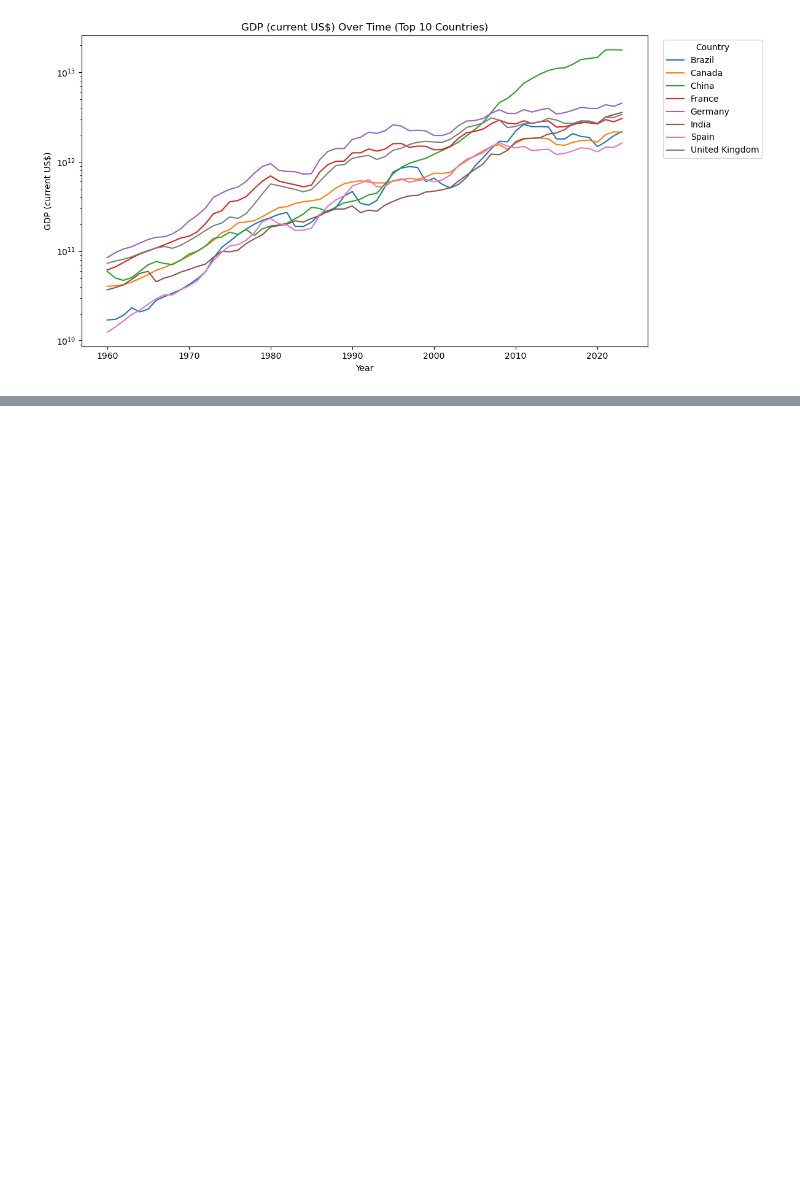
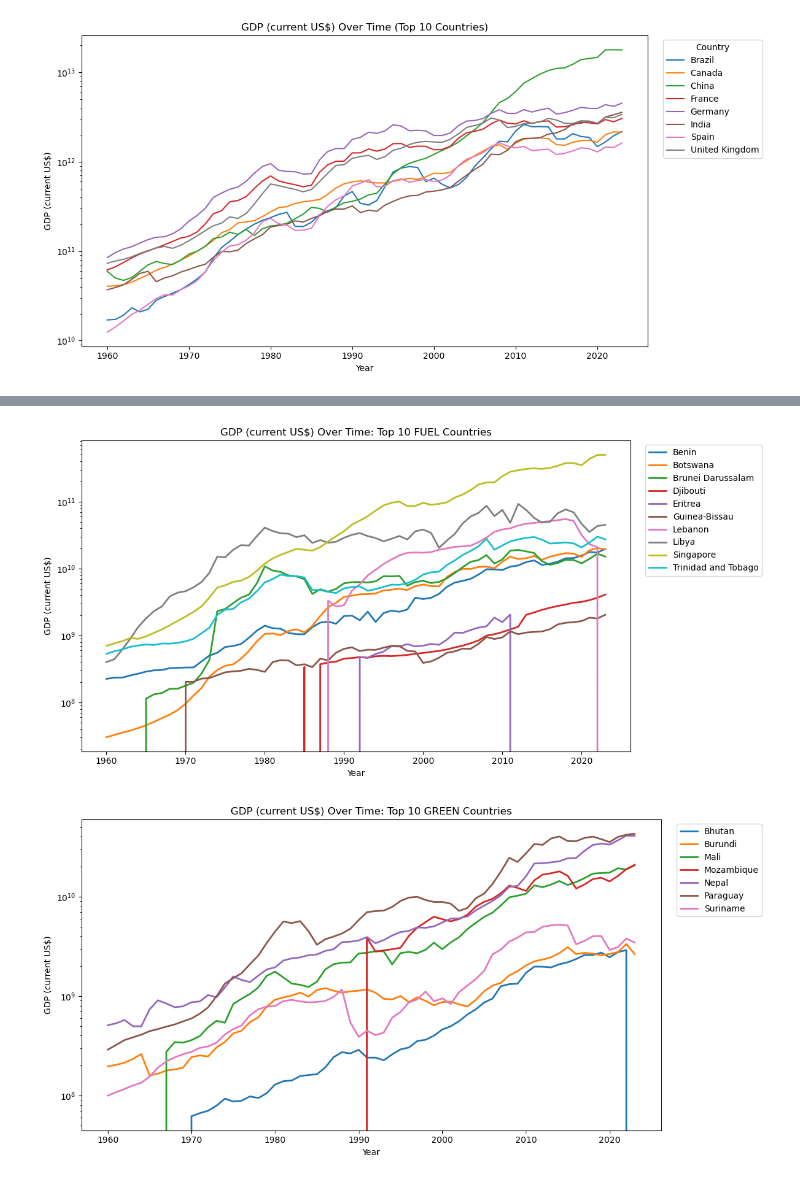
Before and after one commit to Pinenipple/GlobalPlantsDataset, a Jupyter notebook: EDA.ipynb, the cells around one changed output, grey strips where cells are left out. Drawn from its saved outputs; the diff is of its cells as text; code cells hidden in the pictures; blank space fills up the shorter version.

```diff
--- a/EDA.ipynb
+++ b/EDA.ipynb
@@ -342,0 +346,60 @@ for ind in unique_inds:
+# %%
+df_gdp = df_wb_trends[df_wb_trends["indicator"] == "GDP (current US$)"].copy()
+
+# Keep only the countries in top10_fuel or top10_green
+all_20_countries = set(top10_fuel + top10_green)
+df_gdp_filtered = df_gdp[df_gdp["country"].isin(all_20_countries)].copy()
+
+# Label each row by 'fuel' or 'green'
+def label_group(c):
+    if c in top10_fuel:
+        return "fuel_top10"
+    elif c in top10_green:
+        return "green_top10"
+    else:
+        return "other"
+
+df_gdp_filtered["group"] = df_gdp_filtered["country"].apply(label_group)
+# %%
+# 1) Split into two DataFrames: one for fuel_top10, one for green_top10
+df_fuel = df_gdp_filtered[df_gdp_filtered["group"] == "fuel_top10"].copy()
+df_green = df_gdp_filtered[df_gdp_filtered["group"] == "green_top10"].copy()
+
+# 2) Plot FUEL countries
+plt.figure(figsize=(12, 6))
+sns.lineplot(
+    data=df_fuel,
+    x="year",
+    y="value",
+    hue="country",  # each country gets its own line
+    marker="",
+    linewidth=2
+)
+plt.title("GDP (current US$) Over Time: Top 10 FUEL Countries")
+plt.xlabel("Year")
+plt.ylabel("GDP (current US$)")
+plt.yscale("log")
+plt.legend(bbox_to_anchor=(1.02, 1), loc="upper left")
+plt.tight_layout()
+plt.show()
+
+# 3) Plot GREEN countries
+plt.figure(figsize=(12, 6))
+sns.lineplot(
+    data=df_green,
+    x="year",
+    y="value",
+    hue="country",  # each country gets its own line
+    marker="",
+    linewidth=2
+)
+plt.title("GDP (current US$) Over Time: Top 10 GREEN Countries")
+plt.xlabel("Year")
+plt.ylabel("GDP (current US$)")
+plt.yscale("log")
+plt.legend(bbox_to_anchor=(1.02, 1), loc="upper left")
+plt.tight_layout()
+plt.show()
+# %% [output]
+[figure, added]
+[figure, added]
```
Also changed, not shown: parts of 10 cells of this notebook, 3 other files.
